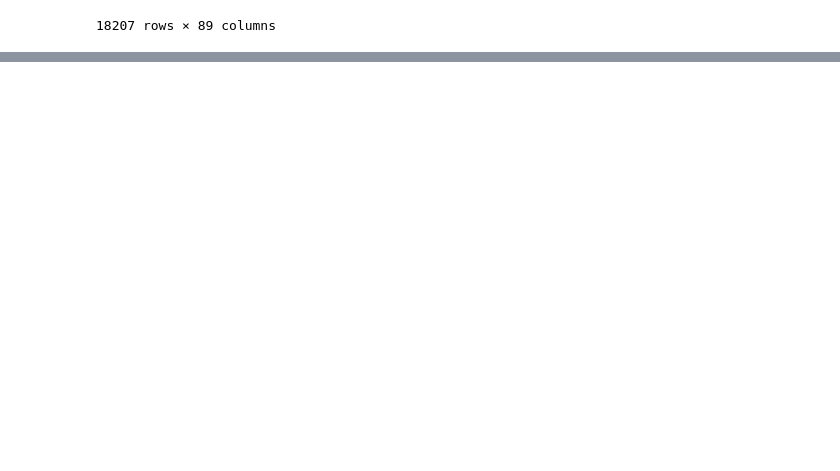
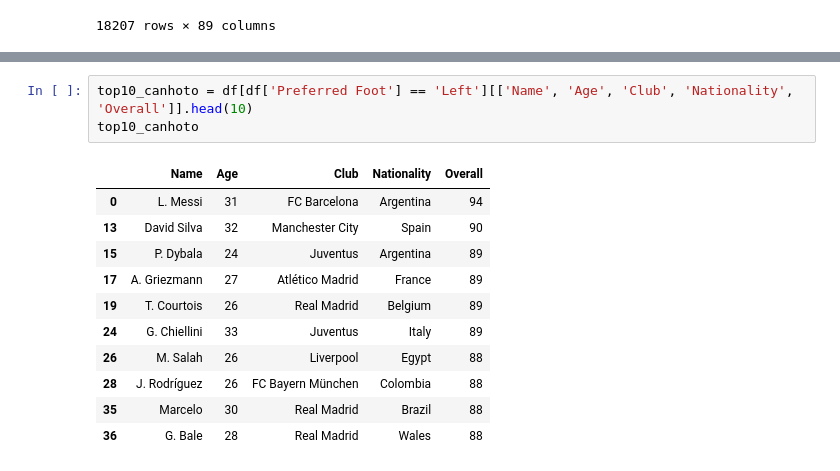
Before and after one commit to treinaweb/treinaweb-data-science-agrupamento-com-classificacao, a Jupyter notebook: ProjetoDataScience.ipynb, the cells around one changed output, grey strips where cells are left out. Cells and saved outputs as stored; diff of their text form; blank space fills up the shorter version.

```diff
--- a/ProjetoDataScience.ipynb
+++ b/ProjetoDataScience.ipynb
@@ -33,0 +64,15 @@ df
+# %%
+top10_canhoto = df[df['Preferred Foot'] == 'Left'][['Name', 'Age', 'Club', 'Nationality', 'Overall']].head(10)
+top10_canhoto
+# %% [output]
+|  | Name | Age | Club | Nationality | Overall |
+| 0 | L. Messi | 31 | FC Barcelona | Argentina | 94 |
+| 13 | David Silva | 32 | Manchester City | Spain | 90 |
+| 15 | P. Dybala | 24 | Juventus | Argentina | 89 |
+| 17 | A. Griezmann | 27 | Atlético Madrid | France | 89 |
+| 19 | T. Courtois | 26 | Real Madrid | Belgium | 89 |
+| 24 | G. Chiellini | 33 | Juventus | Italy | 89 |
+| 26 | M. Salah | 26 | Liverpool | Egypt | 88 |
+| 28 | J. Rodríguez | 26 | FC Bayern München | Colombia | 88 |
+| 35 | Marcelo | 30 | Real Madrid | Brazil | 88 |
+| 36 | G. Bale | 28 | Real Madrid | Wales | 88 |
```
Also changed, not shown: parts of 3 cells of this notebook.
